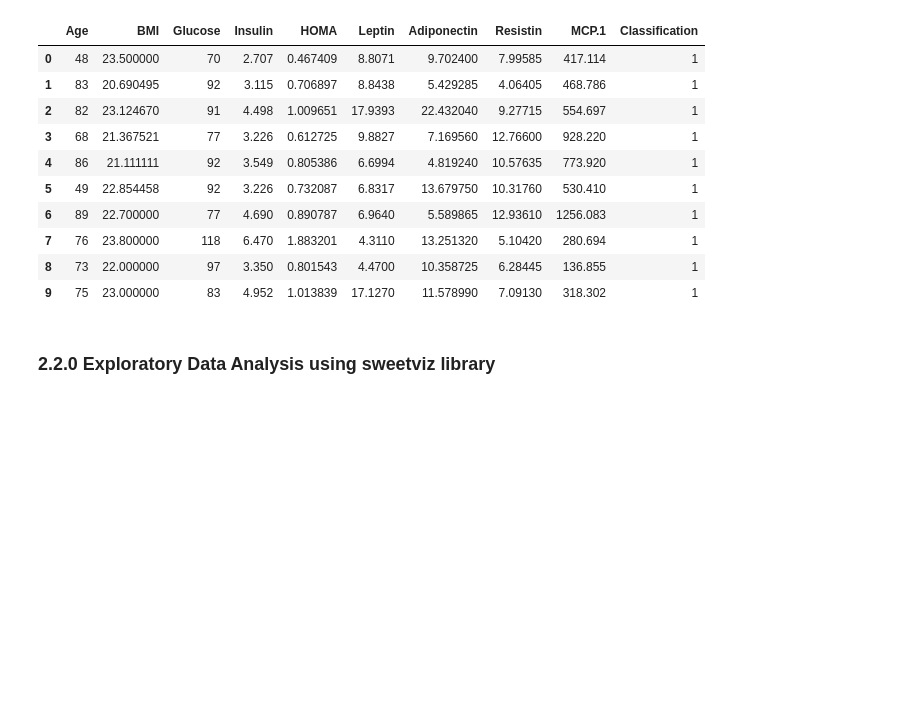
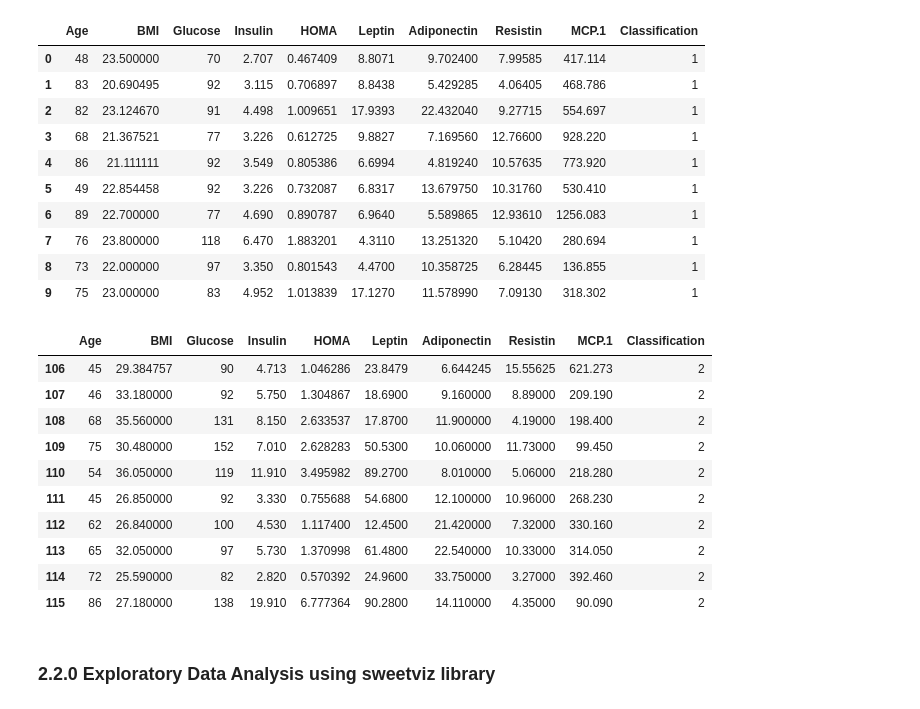
Before and after one commit to jbEmanuel/Machine_Course, a Jupyter notebook: Breast_Cancer_Classification.ipynb, the cells around one changed output. Saved outputs shown, nothing was run; the diff lists cells and outputs as text; code cells hidden in the pictures; blank space fills up the shorter version.

```diff
--- a/Breast_Cancer_Classification.ipynb
+++ b/Breast_Cancer_Classification.ipynb
@@ -170,6 +170,20 @@ df.head(n=10)
 | 7 | 76 | 23.800000 | 118 | 6.470 | 1.883201 | 4.3110 | 13.251320 | 5.10420 | 280.694 | 1 |
 | 8 | 73 | 22.000000 | 97 | 3.350 | 0.801543 | 4.4700 | 10.358725 | 6.28445 | 136.855 | 1 |
 | 9 | 75 | 23.000000 | 83 | 4.952 | 1.013839 | 17.1270 | 11.578990 | 7.09130 | 318.302 | 1 |
+# %%
+df.tail(n=10)
+# %% [output]
+|  | Age | BMI | Glucose | Insulin | HOMA | Leptin | Adiponectin | Resistin | MCP.1 | Classification |
+| 106 | 45 | 29.384757 | 90 | 4.713 | 1.046286 | 23.8479 | 6.644245 | 15.55625 | 621.273 | 2 |
+| 107 | 46 | 33.180000 | 92 | 5.750 | 1.304867 | 18.6900 | 9.160000 | 8.89000 | 209.190 | 2 |
+| 108 | 68 | 35.560000 | 131 | 8.150 | 2.633537 | 17.8700 | 11.900000 | 4.19000 | 198.400 | 2 |
+| 109 | 75 | 30.480000 | 152 | 7.010 | 2.628283 | 50.5300 | 10.060000 | 11.73000 | 99.450 | 2 |
+| 110 | 54 | 36.050000 | 119 | 11.910 | 3.495982 | 89.2700 | 8.010000 | 5.06000 | 218.280 | 2 |
+| 111 | 45 | 26.850000 | 92 | 3.330 | 0.755688 | 54.6800 | 12.100000 | 10.96000 | 268.230 | 2 |
+| 112 | 62 | 26.840000 | 100 | 4.530 | 1.117400 | 12.4500 | 21.420000 | 7.32000 | 330.160 | 2 |
+| 113 | 65 | 32.050000 | 97 | 5.730 | 1.370998 | 61.4800 | 22.540000 | 10.33000 | 314.050 | 2 |
+| 114 | 72 | 25.590000 | 82 | 2.820 | 0.570392 | 24.9600 | 33.750000 | 3.27000 | 392.460 | 2 |
+| 115 | 86 | 27.180000 | 138 | 19.910 | 6.777364 | 90.2800 | 14.110000 | 4.35000 | 90.090 | 2 |
 # %% [markdown]
 ### 2.2.0 Exploratory Data Analysis using sweetviz library
 # %% [markdown]
```
Also changed, not shown: parts of 17 cells of this notebook.
